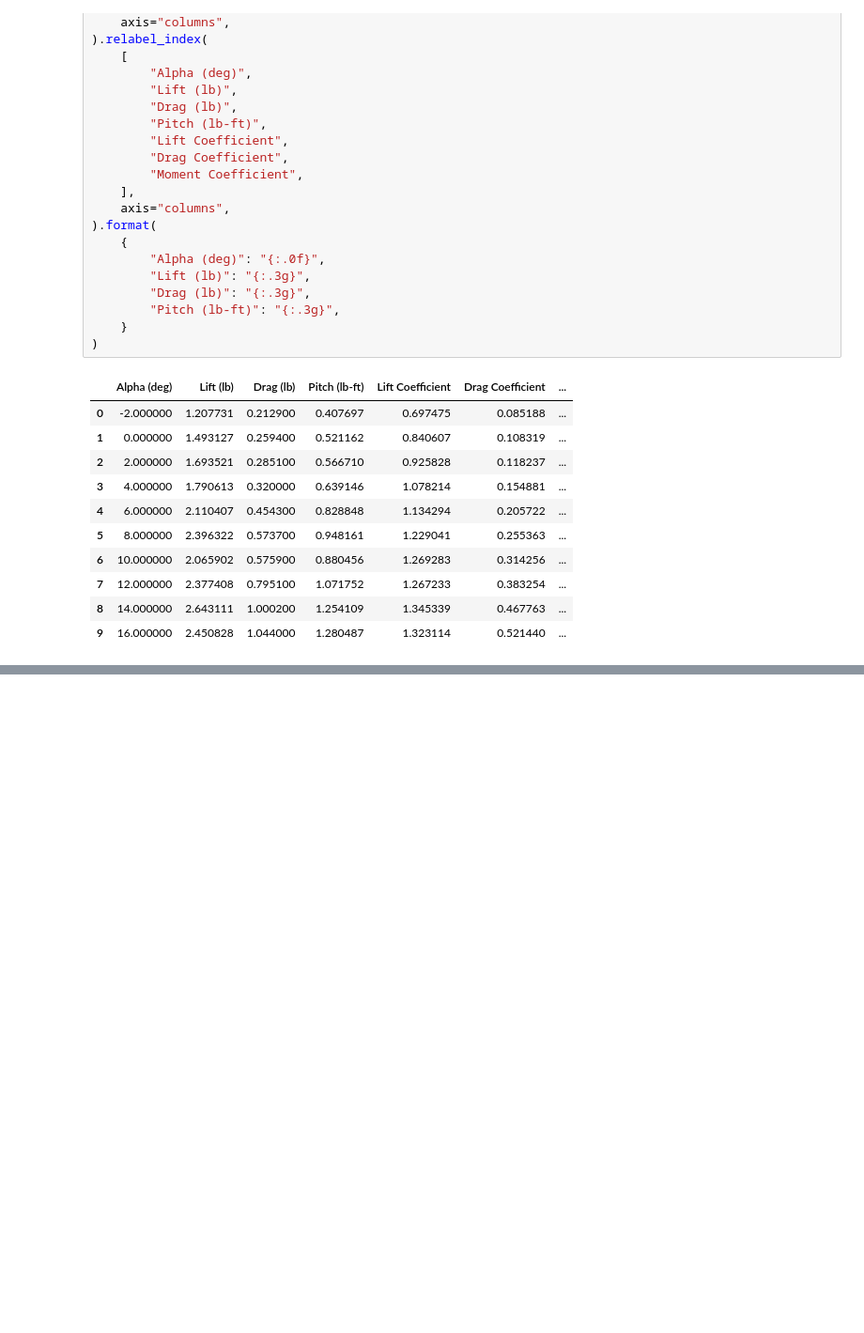
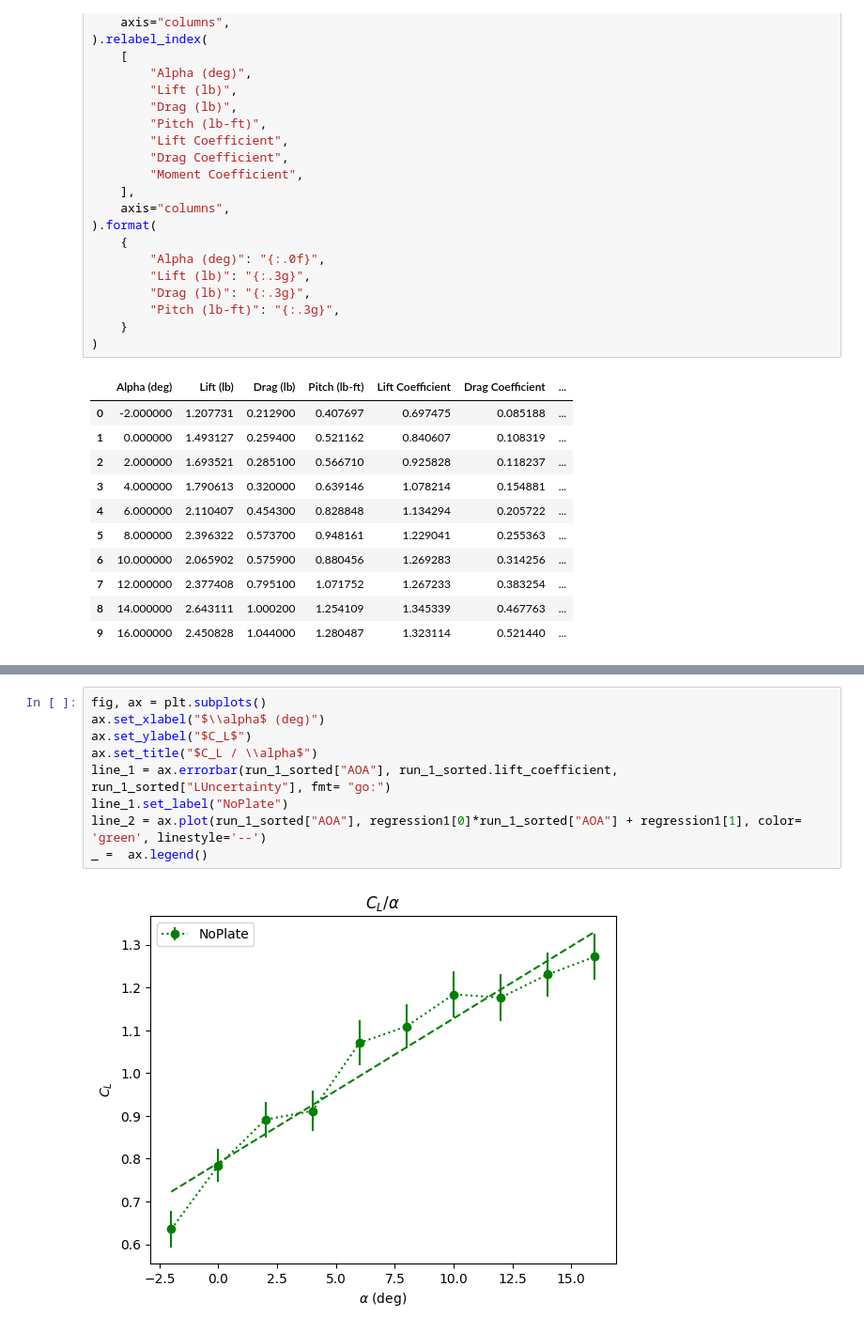
Before and after one commit to CthulhuWorshippr/ExperimentalMethods, a Jupyter notebook: finalAnalysis.ipynb, the cells around one changed output, grey strips where cells are left out. Shown at 94% size. Cells and saved outputs as stored; diff of their text form; blank space fills up the shorter version.

```diff
--- a/finalAnalysis.ipynb
+++ b/finalAnalysis.ipynb
@@ -394,0 +466,11 @@ run_2.style.hide(
+# %%
+fig, ax = plt.subplots()
+ax.set_xlabel("$\\alpha$ (deg)")
+ax.set_ylabel("$C_L$")
+ax.set_title("$C_L / \\alpha$")
+line_1 = ax.errorbar(run_1_sorted["AOA"], run_1_sorted.lift_coefficient, run_1_sorted["LUncertainty"], fmt= "go:")
+line_1.set_label("NoPlate")
+line_2 = ax.plot(run_1_sorted["AOA"], regression1[0]*run_1_sorted["AOA"] + regression1[1], color= 'green', linestyle='--')
+_ =  ax.legend()
+# %% [output]
+[figure, added]
```
Also changed, not shown: parts of 7 cells of this notebook.
